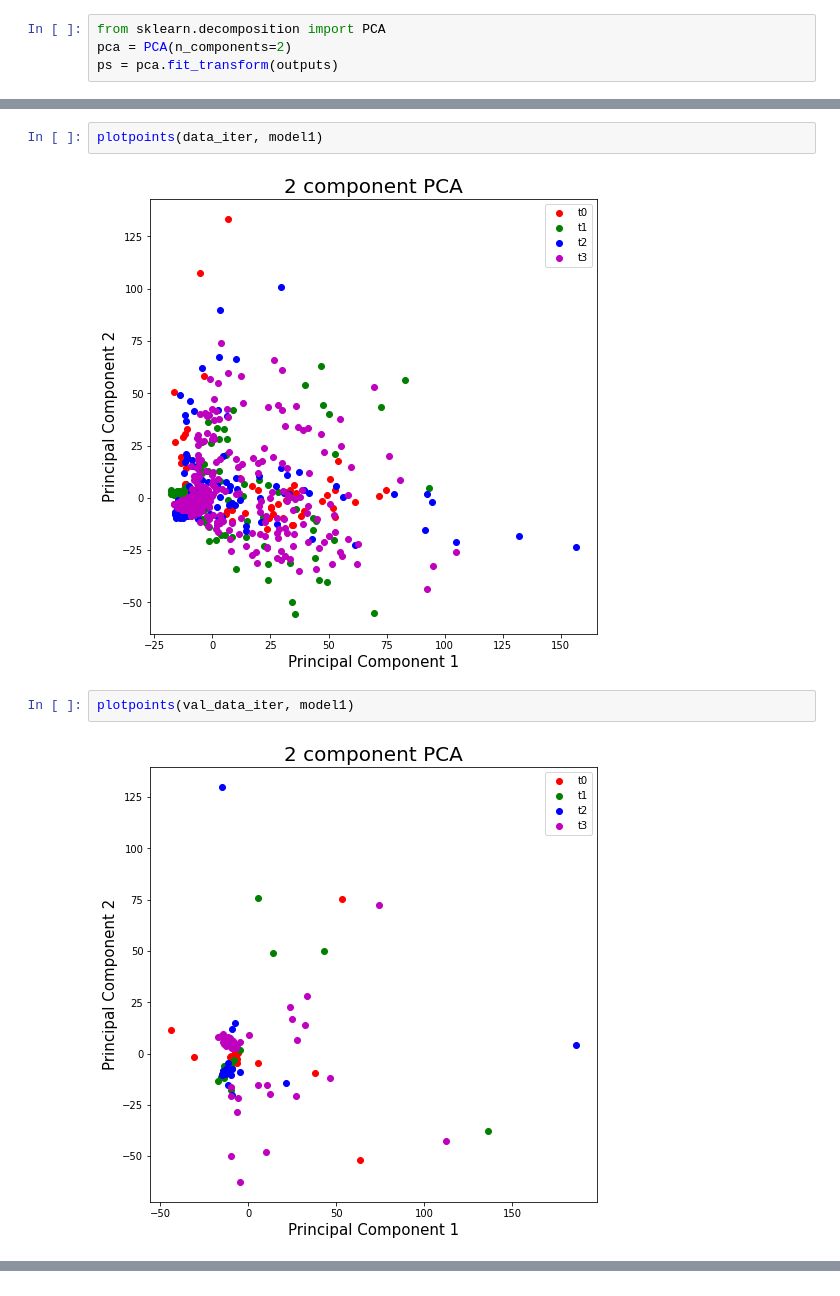
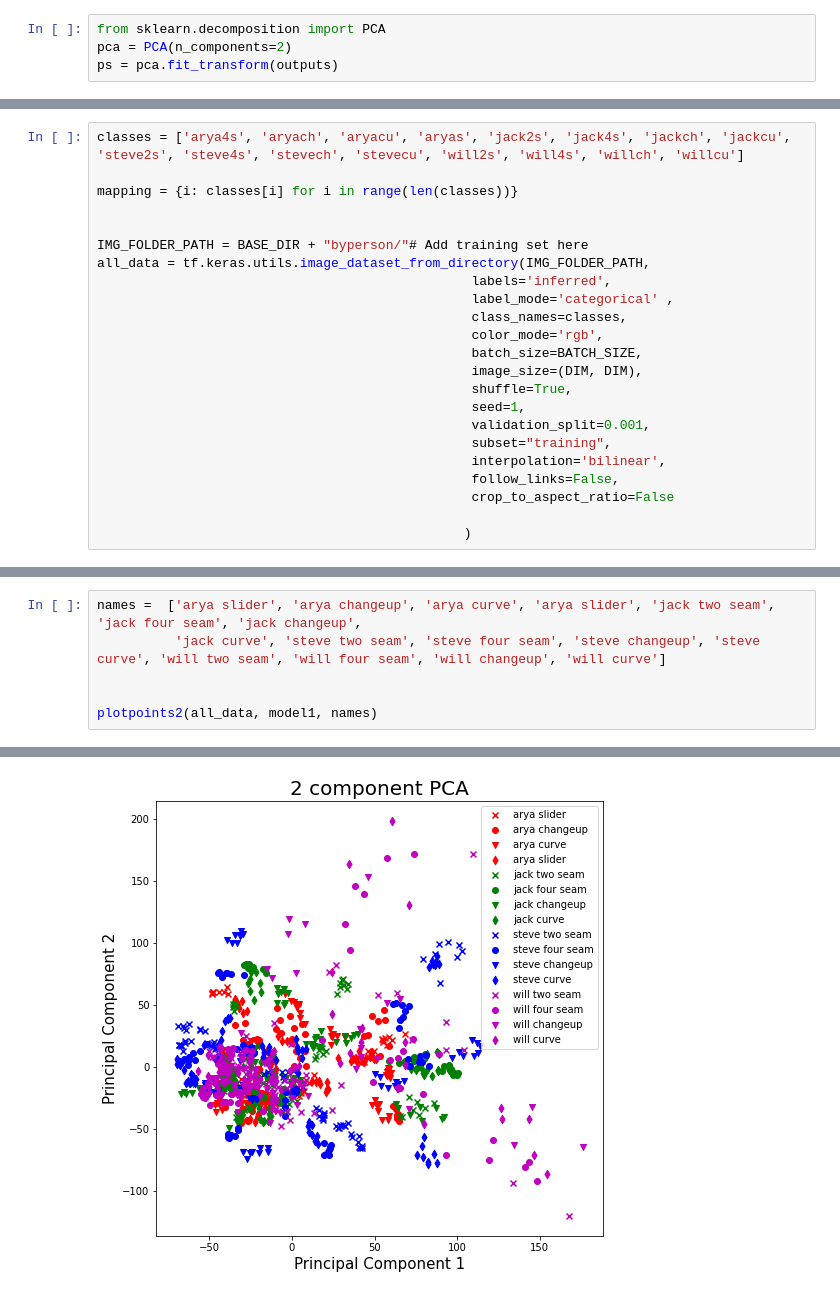
Before and after one commit to amevada9/cs159-final-project, a Jupyter notebook: dembski_train_model.ipynb, the cells around one changed output, grey strips where cells are left out. Drawn from its saved outputs; the diff is of its cells as text.

```diff
--- a/dembski_train_model.ipynb
+++ b/dembski_train_model.ipynb
@@ -388,0 +412,23 @@ ps = pca.fit_transform(outputs)
+# %%
+classes = ['arya4s', 'aryach', 'aryacu', 'aryas', 'jack2s', 'jack4s', 'jackch', 'jackcu', 'steve2s', 'steve4s', 'stevech', 'stevecu', 'will2s', 'will4s', 'willch', 'willcu']
+
+mapping = {i: classes[i] for i in range(len(classes))}
+
+
+IMG_FOLDER_PATH = BASE_DIR + "byperson/"# Add training set here
+all_data = tf.keras.utils.image_dataset_from_directory(IMG_FOLDER_PATH,
+                                                labels='inferred',
+                                                label_mode='categorical' ,
+                                                class_names=classes,
+                                                color_mode='rgb',
+                                                batch_size=BATCH_SIZE,
+                                                image_size=(DIM, DIM),
+                                                shuffle=True,
+                                                seed=1,
+                                                validation_split=0.001,
+                                                subset="training",
+                                                interpolation='bilinear',
+                                                follow_links=False,
+                                                crop_to_aspect_ratio=False
+
+                                               )
@@ -457,8 +470,7 @@ def plotpoints(data, model):
-# %%
-plotpoints(data_iter, model1)
-# %% [output]
-[figure, removed]
-# %%
-plotpoints(val_data_iter, model1)
-# %% [output]
-[figure, removed]
+# %%
+names =  ['arya slider', 'arya changeup', 'arya curve', 'arya slider', 'jack two seam', 'jack four seam', 'jack changeup',
+          'jack curve', 'steve two seam', 'steve four seam', 'steve changeup', 'steve curve', 'will two seam', 'will four seam', 'will changeup', 'will curve']
+
+
+plotpoints2(all_data, model1, names)
+# %% [output]
@@ -464,0 +493 @@ plotpoints(val_data_iter, model1)
+[figure, added]
```
Also changed, not shown: parts of 16 cells of this notebook.
